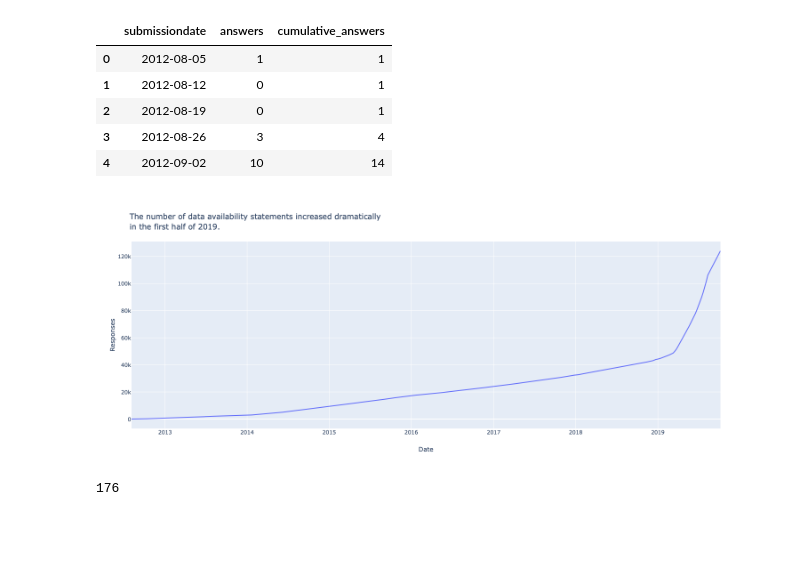
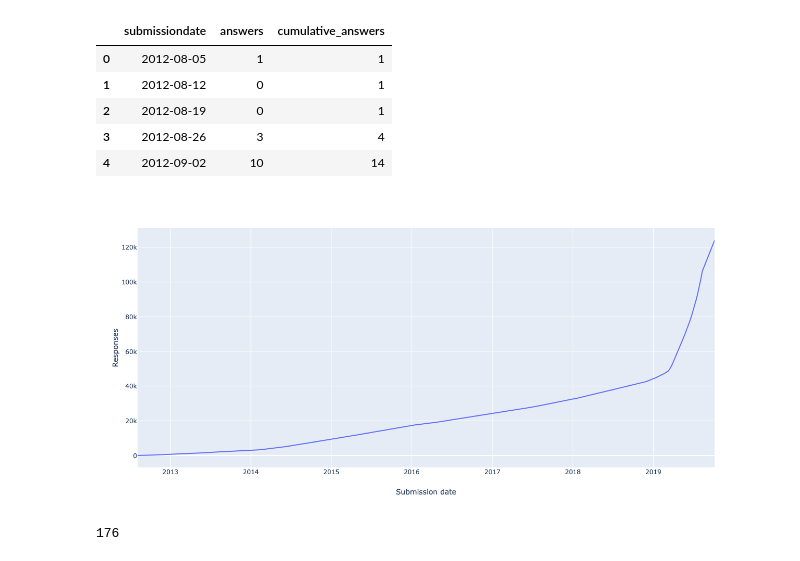
Before and after one commit to DWFlanagan/data-availability-statements, a Jupyter notebook: notebooks/0.3-DWFlanagan-EDA.ipynb, the cells around one changed output. Saved outputs shown, nothing was run; the diff lists cells and outputs as text; code cells hidden in the pictures; blank space fills up the shorter version.

Commit message:
Tidied up figures.

```diff
--- a/notebooks/0.3-DWFlanagan-EDA.ipynb
+++ b/notebooks/0.3-DWFlanagan-EDA.ipynb
@@ -118,23 +118,22 @@ weekly_answers.head()
 # %%
 fig = px.line(
     weekly_answers,
     x="submissiondate",
     y="cumulative_answers",
-    title="The number of data availability statements increased dramatically<br>in the first half of 2019.",
     width=800,
 )
 
-fig.update_xaxes(title_text="Date")
+fig.update_xaxes(title_text="Submission date")
 fig.update_yaxes(title_text="Responses")
 
 fig_path = os.path.join(PROJ_ROOT + "/reports/figures/" + "0.3-01-answers_growth")
 
 pio.write_html(fig, fig_path + ".html", include_plotlyjs="cdn")
 pio.write_image(fig, fig_path + ".svg")
 
 fig.show()
 # %% [output]
-[figure, old version]
+[figure, new version]
 # %%
 # How many individual journals are there in the dataset?
 
```
Also changed, not shown: 6 other files.
